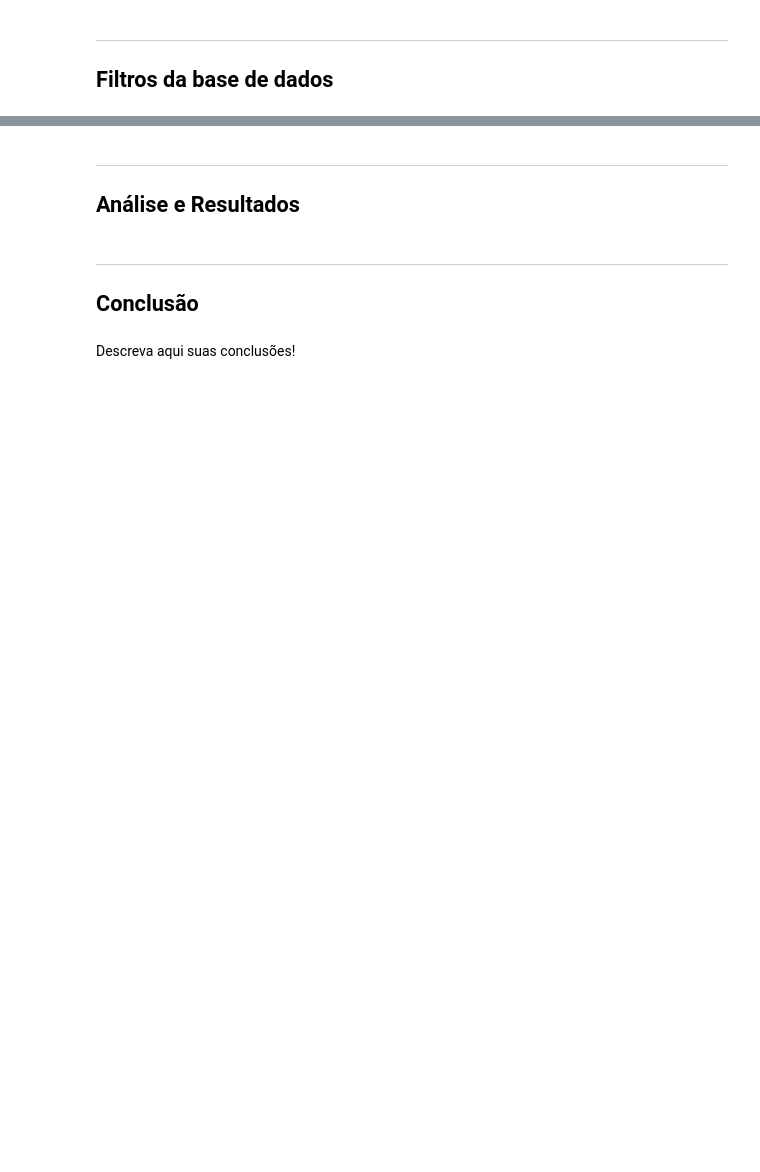
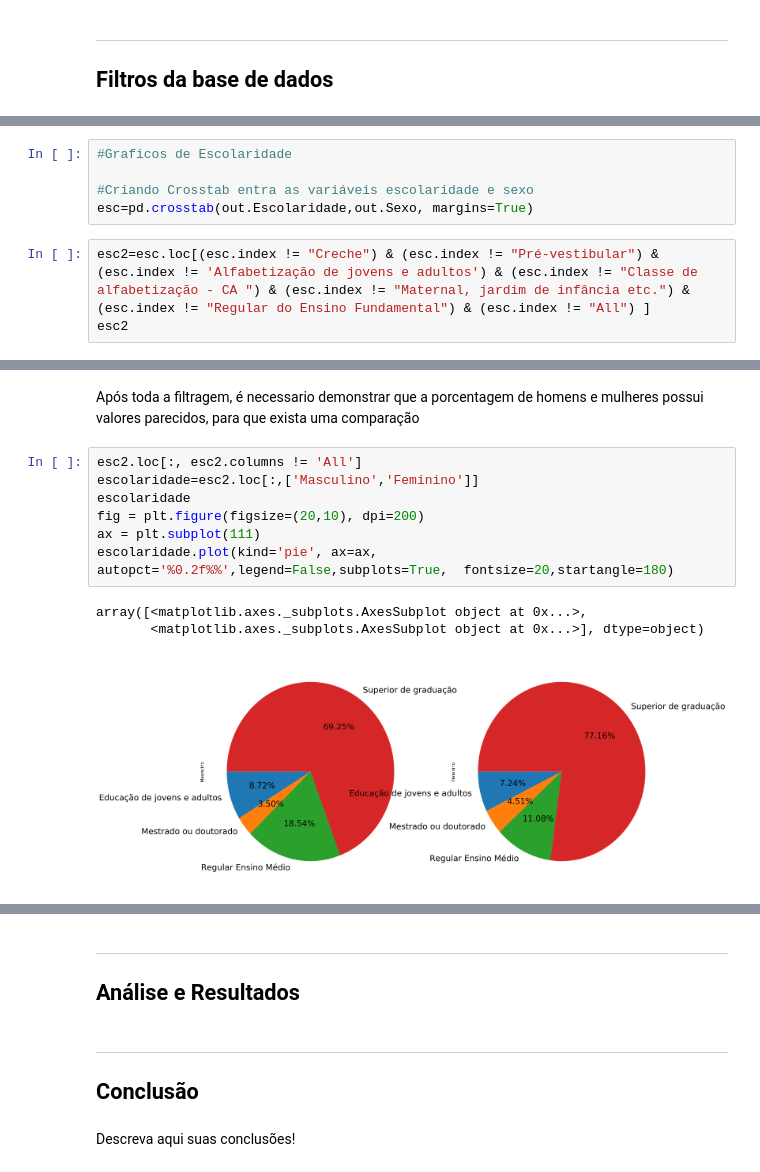
Before and after one commit to HeMatita/YesWeCan, a Jupyter notebook: Projeto1 Layout.ipynb, the cells around one changed output, grey strips where cells are left out. Saved outputs shown, nothing was run; the diff lists cells and outputs as text; blank space fills up the shorter version.

```diff
--- a/Projeto1 Layout.ipynb
+++ b/Projeto1 Layout.ipynb
@@ -91,0 +145,8 @@ ct
+# %%
+#Graficos de Escolaridade
+
+#Criando Crosstab entra as variáveis escolaridade e sexo
+esc=pd.crosstab(out.Escolaridade,out.Sexo, margins=True)
+# %%
+esc2=esc.loc[(esc.index != "Creche") & (esc.index != "Pré-vestibular") & (esc.index != 'Alfabetização de jovens e adultos') & (esc.index != "Classe de alfabetização - CA ") & (esc.index != "Maternal, jardim de infância etc.") & (esc.index != "Regular do Ensino Fundamental") & (esc.index != "All") ]
+esc2
@@ -91,0 +160,13 @@ ct
+# %% [markdown]
+Após toda a filtragem, é necessario demonstrar que a porcentagem de homens e mulheres possui valores parecidos, para que exista uma comparação
+# %%
+esc2.loc[:, esc2.columns != 'All']
+escolaridade=esc2.loc[:,['Masculino','Feminino']]
+escolaridade
+fig = plt.figure(figsize=(20,10), dpi=200)
+ax = plt.subplot(111)
+escolaridade.plot(kind='pie', ax=ax,  autopct='%0.2f%%',legend=False,subplots=True,  fontsize=20,startangle=180)
+# %% [output]
+array([<matplotlib.axes._subplots.AxesSubplot object at 0x...>,
+       <matplotlib.axes._subplots.AxesSubplot object at 0x...>], dtype=object)
+[figure, added]
```
Also changed, not shown: parts of 19 cells of this notebook.
